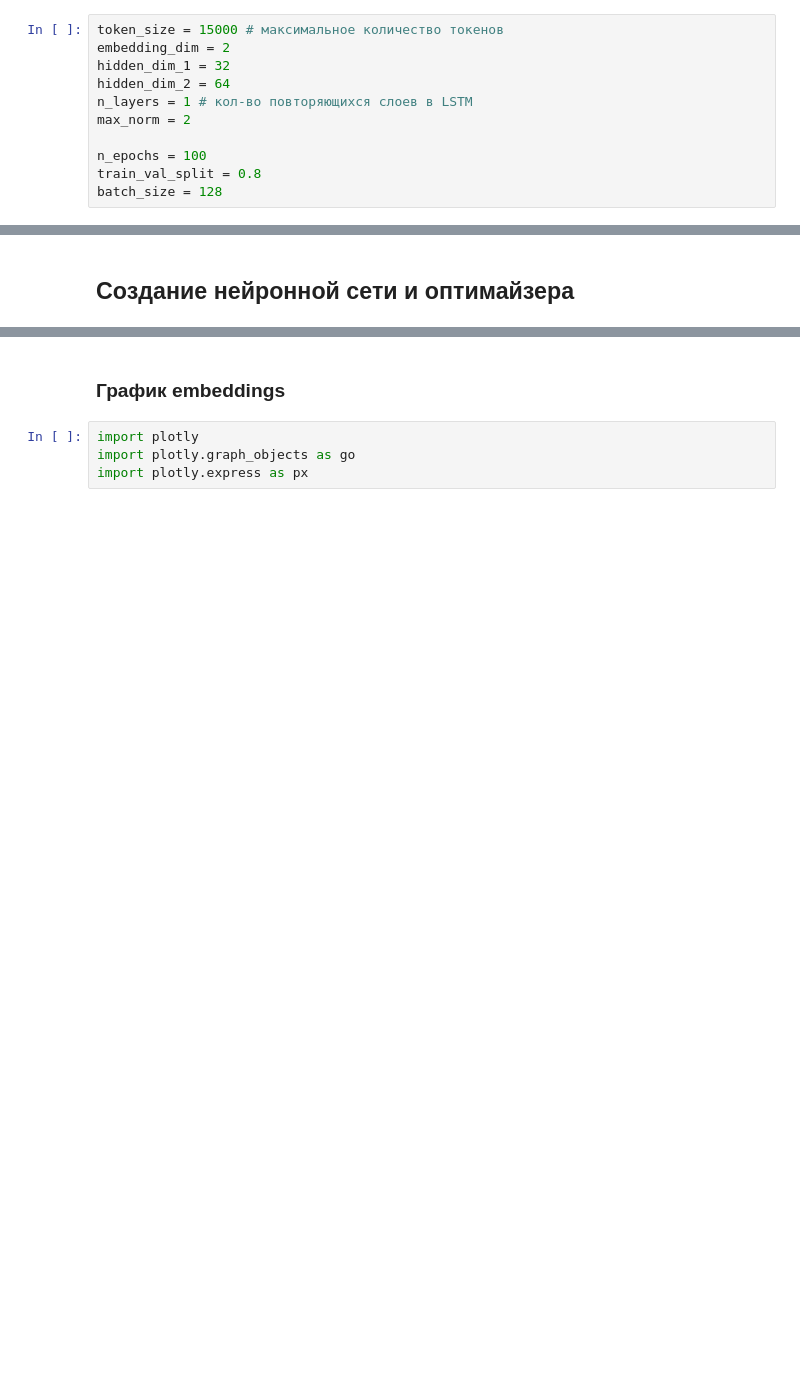
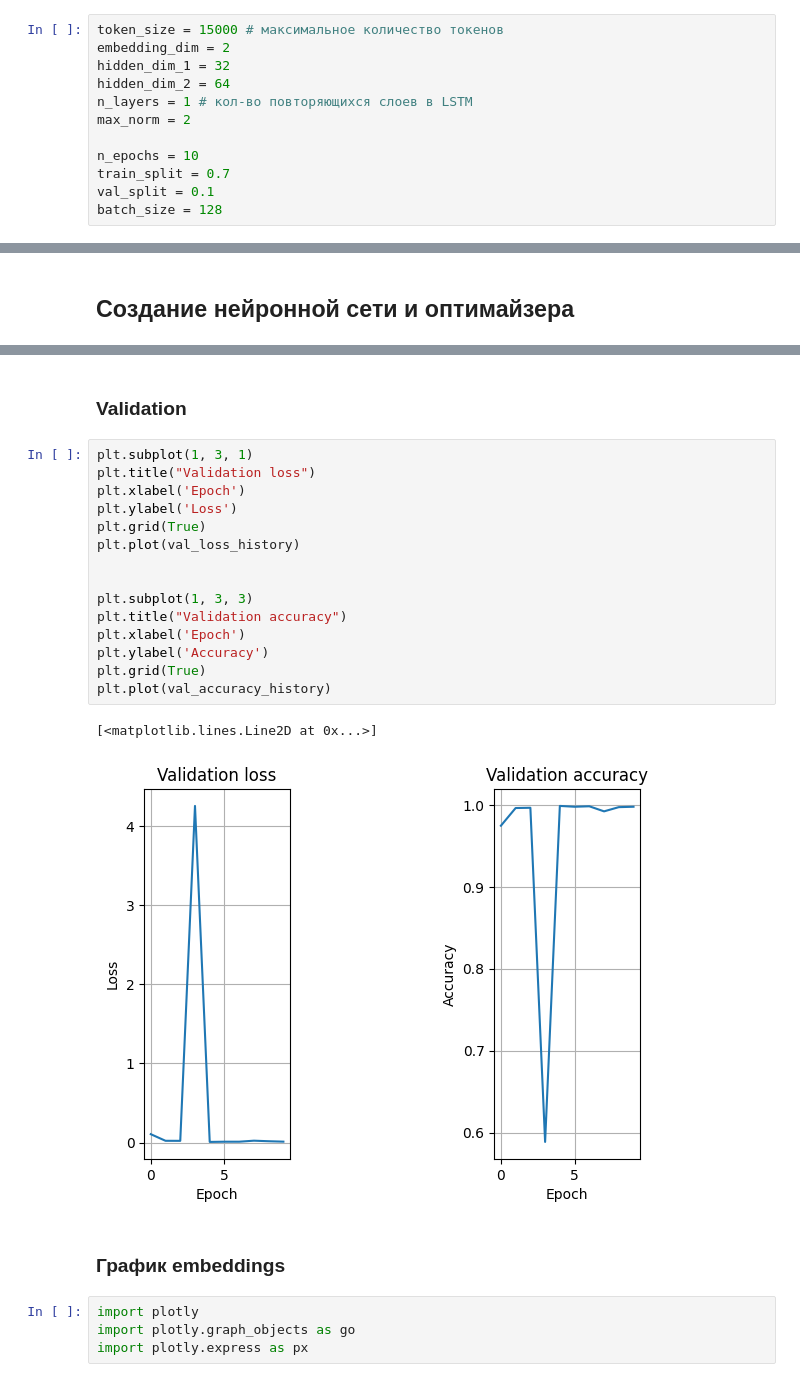
Before and after one commit to moevm/OS-Action-Prediction, a Jupyter notebook: SyscallNet.ipynb, the cells around one changed output, grey strips where cells are left out. Cells and saved outputs as stored; diff of their text form; blank space fills up the shorter version.

```diff
--- a/SyscallNet.ipynb
+++ b/SyscallNet.ipynb
@@ -250,8 +316,9 @@ hidden_dim_2 = 64
 n_layers = 1 # кол-во повторяющихся слоев в LSTM
 max_norm = 2
 
-n_epochs = 100
-train_val_split = 0.8
+n_epochs = 10
+train_split = 0.7
+val_split = 0.1
 batch_size = 128
 # %% [markdown]
 #### Функция потерь
@@ -388,3 +451,23 @@ new_model = torch.load('syscall-prediction.en-2')
+# %% [markdown]
+### Validation
+# %%
+plt.subplot(1, 3, 1)
+plt.title("Validation loss")
+plt.xlabel('Epoch')
+plt.ylabel('Loss')
+plt.grid(True)
+plt.plot(val_loss_history)
+
+
+plt.subplot(1, 3, 3)
+plt.title("Validation accuracy")
+plt.xlabel('Epoch')
+plt.ylabel('Accuracy')
+plt.grid(True)
+plt.plot(val_accuracy_history)
+# %% [output]
+[<matplotlib.lines.Line2D at 0x...>]
+[figure, added]
 # %% [markdown]
 ### График embeddings
 # %%
```
Also changed, not shown: parts of 39 cells of this notebook.
